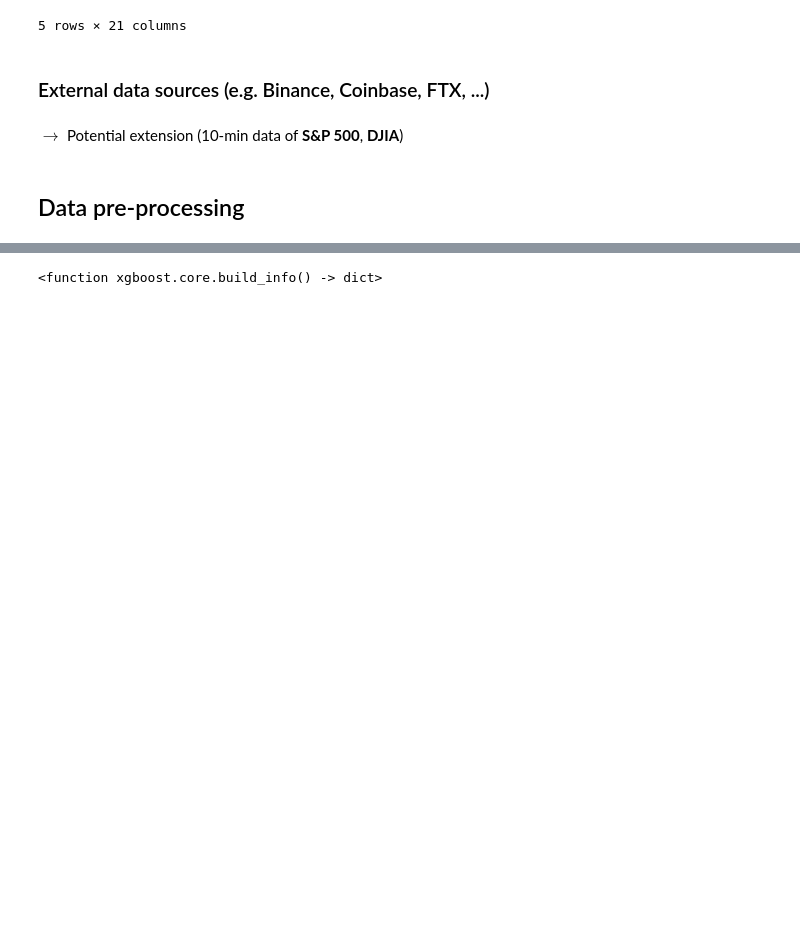
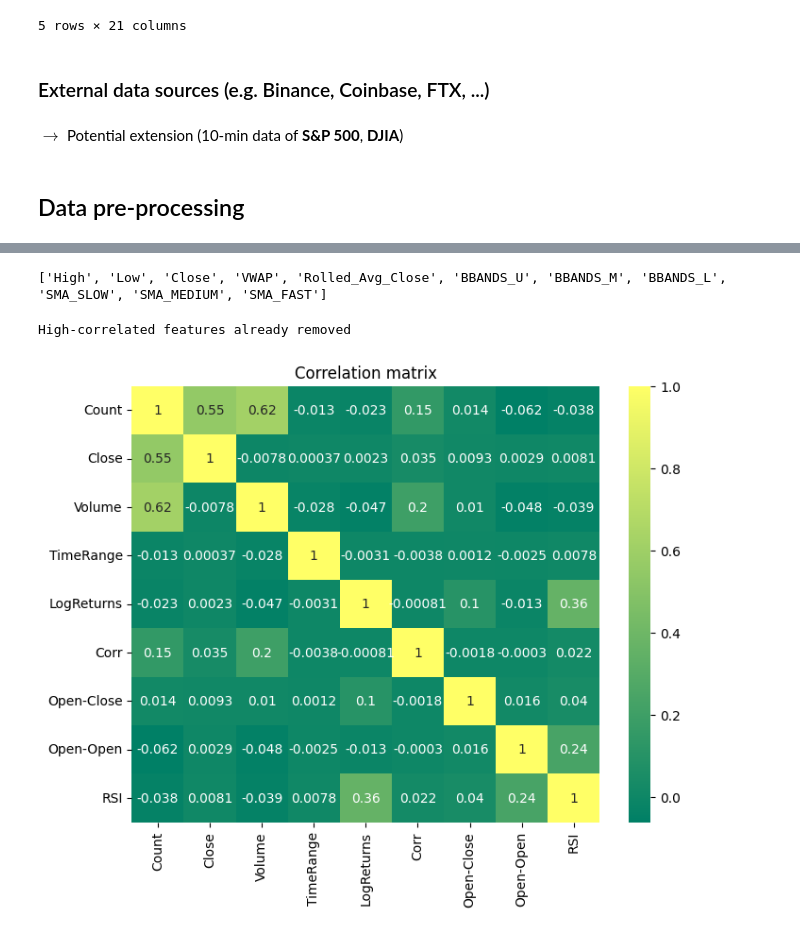
Before and after one commit to lcsrodriguez/cryptotrading, a Jupyter notebook: notebooks/bitcoin_trading.ipynb, the cells around one changed output, grey strips where cells are left out. Saved outputs shown, nothing was run; the diff lists cells and outputs as text; code cells hidden in the pictures; blank space fills up the shorter version.

```diff
--- a/notebooks/bitcoin_trading.ipynb
+++ b/notebooks/bitcoin_trading.ipynb
@@ -233,2 +228,31 @@ df.head()
+# %%
+# Select upper triangle of correlation matrix (because it's a symmetric matrix)
+upper = correlation_matrix.where(np.triu(np.ones(correlation_matrix.shape), k=1).astype(np.bool))
+#print(upper)
+
+# Find features with correlation greater than a fixed threshold
+threshold = 0.9
+to_drop = [column for column in upper.columns if any(upper[column] > threshold)]
+print(to_drop)
+# %% [output]
+['High', 'Low', 'Close', 'VWAP', 'Rolled_Avg_Close', 'BBANDS_U', 'BBANDS_M', 'BBANDS_L', 'SMA_SLOW', 'SMA_MEDIUM', 'SMA_FAST']
+# %%
+# Drop highly correlated features
+to_drop = ["Open", "High", "Low", "VWAP", "Rolled_Avg_Close", "BBANDS_U", "BBANDS_M", "BBANDS_L", "SMA_SLOW", "SMA_MEDIUM", "SMA_FAST"]
+try:
+    if len(to_drop) != 0:
+        X.drop(to_drop, axis=1, inplace=True)
+        print("Removing high-correlated columns")
+except KeyError as e:
+    print("High-correlated features already removed")
+# %% [output]
+High-correlated features already removed
+# %%
+_ = plt.figure(figsize=(8, 6))
+correlation_matrix = X.corr()
+sns.heatmap(correlation_matrix, annot=True, cmap="summer")
+_ = plt.title("Correlation matrix")
+# %% [output]
+[figure, added]
 # %%
 # Train/Test/Validation split
@@ -238,4 +265,0 @@ import xgboost
-# %%
-xgboost.build_info
-# %% [output]
-<function xgboost.core.build_info() -> dict>
```
Also changed, not shown: parts of 44 cells of this notebook, 1 other file.
